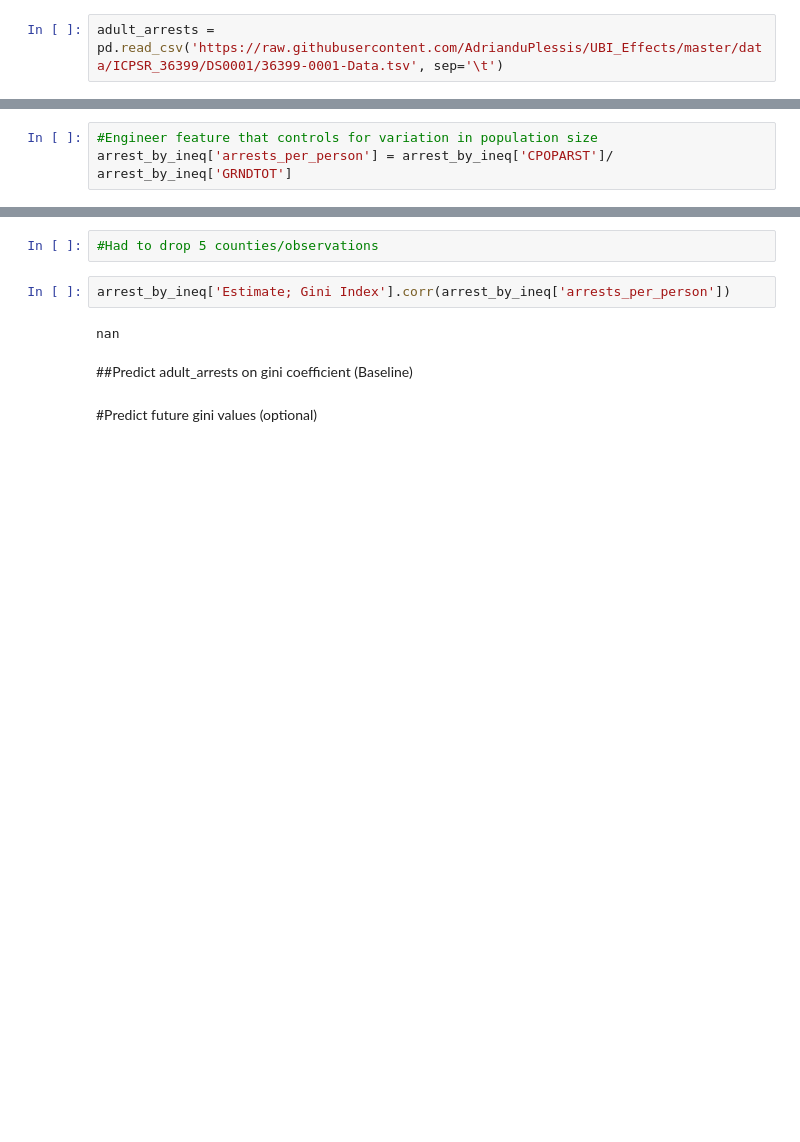
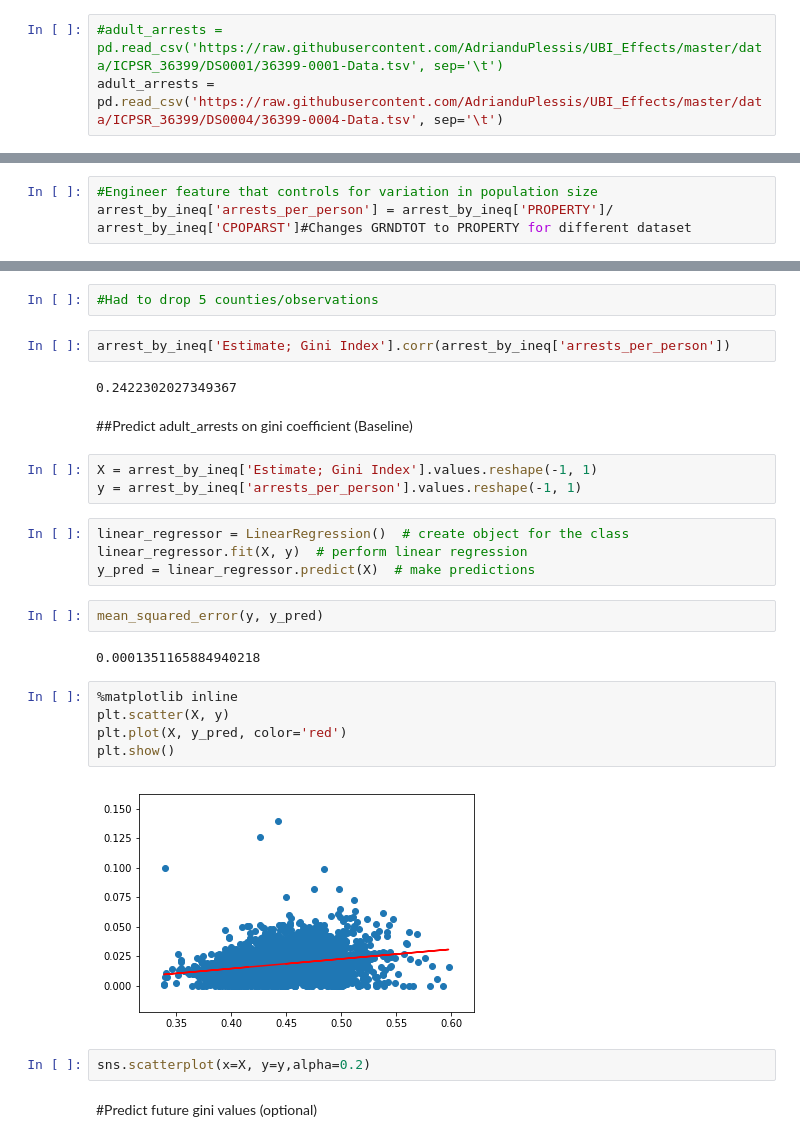
Before and after one commit to AdrianduPlessis/UBI_Effects, a Jupyter notebook: ML_Project_Proposal.ipynb, the cells around one changed output, grey strips where cells are left out. Drawn from its saved outputs; the diff is of its cells as text; blank space fills up the shorter version.

```diff
--- a/ML_Project_Proposal.ipynb
+++ b/ML_Project_Proposal.ipynb
@@ -31,7 +36,8 @@ import matplotlib.pyplot as plt
 # %%
 gini_5yr_est_2017 = pd.read_csv('https://raw.githubusercontent.com/AdrianduPlessis/UBI_Effects/master/data/gini_est_5yr_17.csv', skiprows=1)
 # %%
-adult_arrests = pd.read_csv('https://raw.githubusercontent.com/AdrianduPlessis/UBI_Effects/master/data/ICPSR_36399/DS0001/36399-0001-Data.tsv', sep='\t')
+#adult_arrests = pd.read_csv('https://raw.githubusercontent.com/AdrianduPlessis/UBI_Effects/master/data/ICPSR_36399/DS0001/36399-0001-Data.tsv', sep='\t')
+adult_arrests = pd.read_csv('https://raw.githubusercontent.com/AdrianduPlessis/UBI_Effects/master/data/ICPSR_36399/DS0004/36399-0004-Data.tsv', sep='\t')
 # %%
 FIPS = pd.read_csv('https://raw.githubusercontent.com/AdrianduPlessis/UBI_Effects/master/data/all-geocodes-v2016.xlsx%20-%20Sheet1.csv', skiprows=4)
 # %% [markdown]
@@ -66,7 +81,7 @@ arrest_by_ineq = adult_arrests.merge(gini_5yr_est_2017, left_on='FIPS', right_on
 ###Further Wrangling
 # %%
 #Engineer feature that controls for variation in population size
-arrest_by_ineq['arrests_per_person'] = arrest_by_ineq['CPOPARST']/ arrest_by_ineq['GRNDTOT']
+arrest_by_ineq['arrests_per_person'] = arrest_by_ineq['PROPERTY']/ arrest_by_ineq['CPOPARST']#Changes GRNDTOT to PROPERTY for different dataset
 # %%
 #TODO: Control all arrest type for population size
 # %%
@@ -86,9 +103,29 @@ arrest_by_ineq.shape
 # %%
 arrest_by_ineq['Estimate; Gini Index'].corr(arrest_by_ineq['arrests_per_person'])
 # %% [output]
-nan
+0.2422302027349367
 # %% [markdown]
 ##Predict adult_arrests on gini coefficient (Baseline)
+# %%
+X = arrest_by_ineq['Estimate; Gini Index'].values.reshape(-1, 1)
+y = arrest_by_ineq['arrests_per_person'].values.reshape(-1, 1)
+# %%
+linear_regressor = LinearRegression()  # create object for the class
+linear_regressor.fit(X, y)  # perform linear regression
+y_pred = linear_regressor.predict(X)  # make predictions
+# %%
+mean_squared_error(y, y_pred)
+# %% [output]
+0.0001351165884940218
+# %%
+%matplotlib inline
+plt.scatter(X, y)
+plt.plot(X, y_pred, color='red')
+plt.show()
+# %% [output]
+[figure, added]
+# %%
+sns.scatterplot(x=X, y=y,alpha=0.2)
 # %% [markdown]
 #Predict future gini values (optional)
 # %% [markdown]
```
Also changed, not shown: parts of 5 cells of this notebook.
